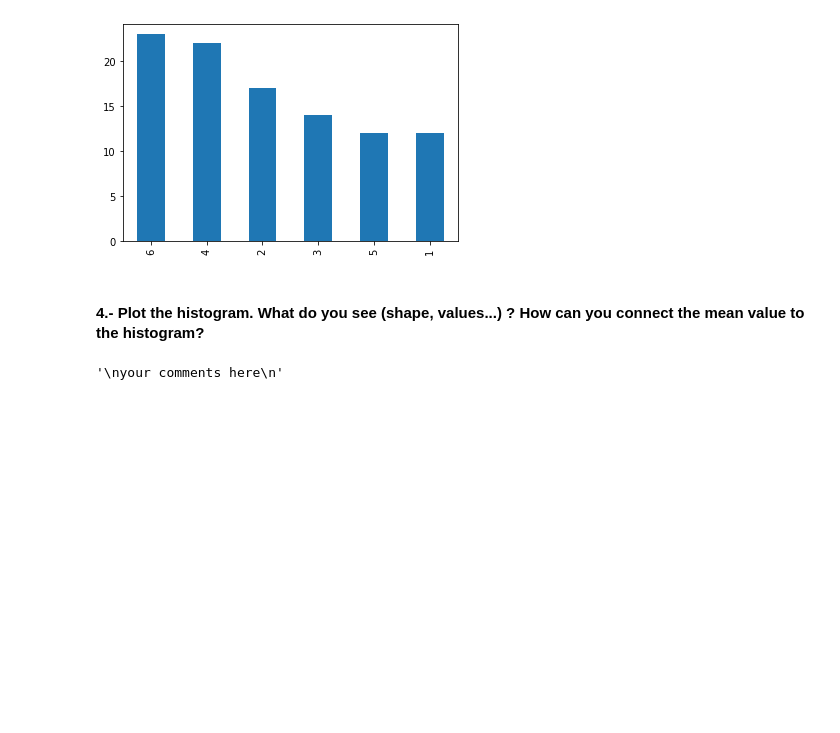
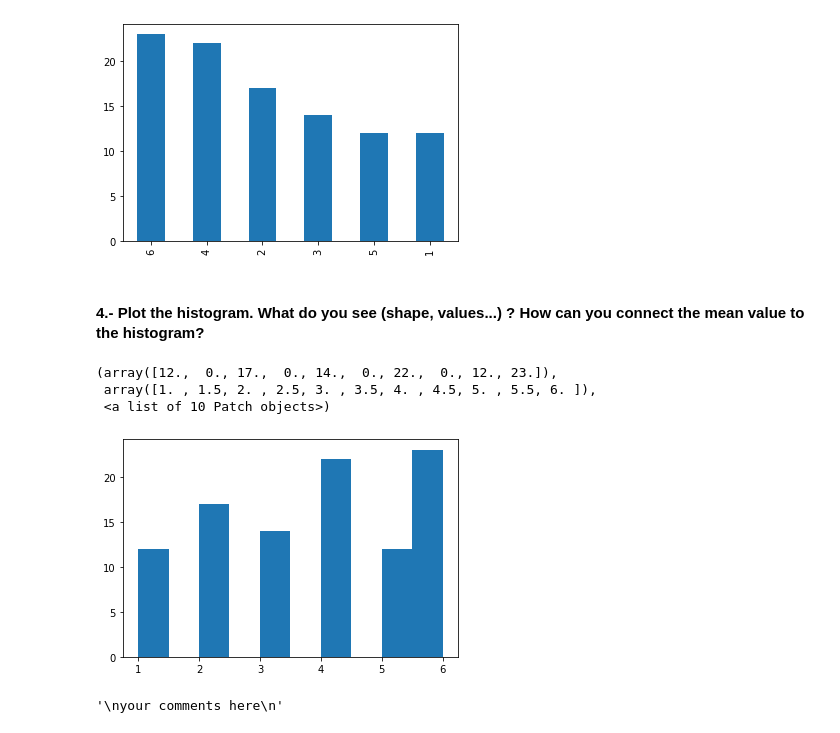
Before and after one commit to ta-data-bcn/descriptive-stats, a Jupyter notebook: your-code/main.ipynb, the cells around one changed output. Cells and saved outputs as stored; diff of their text form; code cells hidden in the pictures; blank space fills up the shorter version.

```diff
--- a/your-code/main.ipynb
+++ b/your-code/main.ipynb
@@ -195,7 +199,12 @@ h_dices['value'].value_counts().plot(kind = 'bar')
 #### 4.- Plot the histogram. What do you see (shape, values...) ? How can you connect the mean value to the histogram?
 # %%
 # your code here
-mp.pyplot.hist(x,
+mp.pyplot.hist(h_dices['value'])
+# %% [output]
+(array([12.,  0., 17.,  0., 14.,  0., 22.,  0., 12., 23.]),
+ array([1. , 1.5, 2. , 2.5, 3. , 3.5, 4. , 4.5, 5. , 5.5, 6. ]),
+ <a list of 10 Patch objects>)
+[figure, added]
 # %%
 """
 your comments here
```
Also changed, not shown: parts of 34 cells of this notebook.
